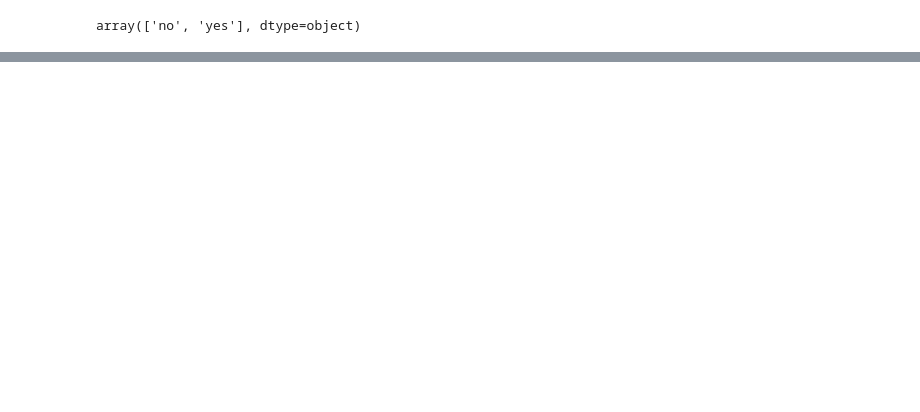
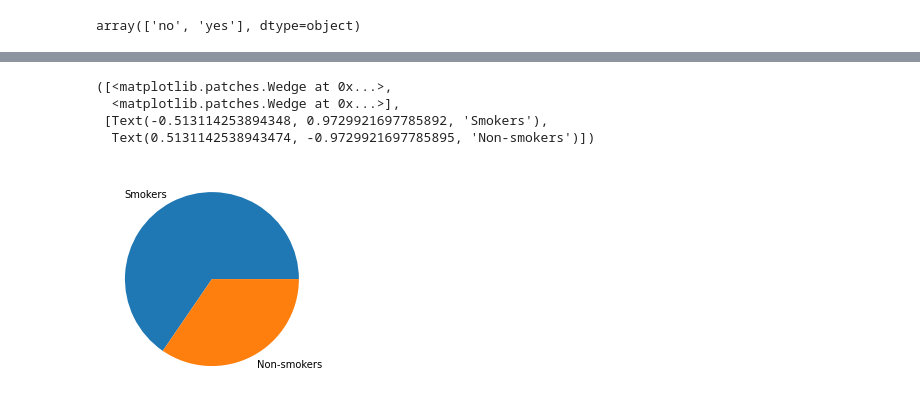
Before and after one commit to hajdu1/IAU-Projekt, a Jupyter notebook: EDA.ipynb, the cells around one changed output, grey strips where cells are left out. Drawn from its saved outputs; the diff is of its cells as text; code cells hidden in the pictures; blank space fills up the shorter version.

```diff
--- a/EDA.ipynb
+++ b/EDA.ipynb
@@ -203,0 +163,9 @@ array(['no', 'yes'], dtype=object)
+# %%
+labels = ['Smokers', 'Non-smokers']
+plt.pie([len(dfl[(dfl['smoker'] == 'yes') & (dfl['indicator'] == 1)]), len(dfl[(dfl['smoker'] == 'yes') & (dfl['indicator'] == 0)])], labels = labels)
+# %% [output]
+([<matplotlib.patches.Wedge at 0x...>,
+  <matplotlib.patches.Wedge at 0x...>],
+ [Text(-0.513114253894348, 0.9729921697785892, 'Smokers'),
+  Text(0.5131142538943474, -0.9729921697785895, 'Non-smokers')])
+[figure, added]
```
Also changed, not shown: parts of 50 cells of this notebook.
